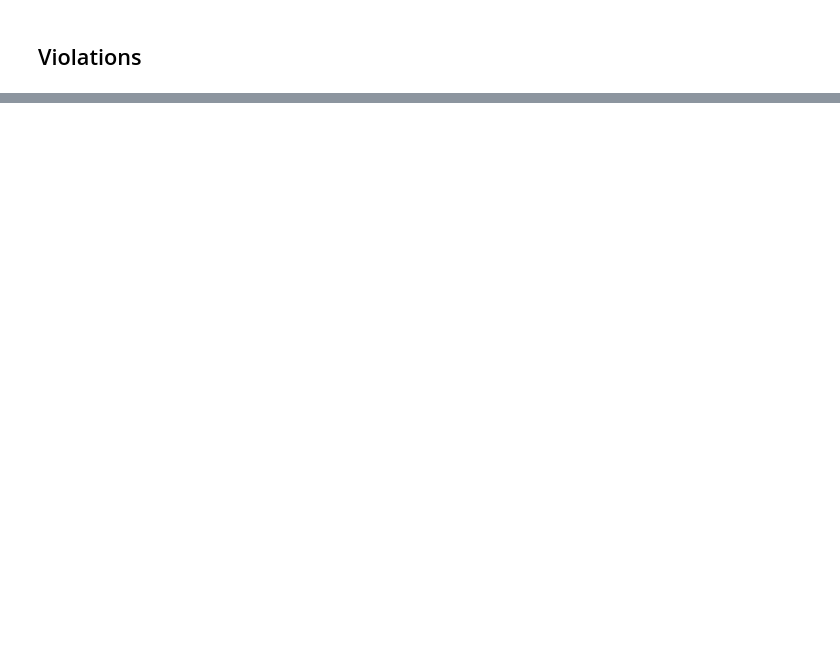
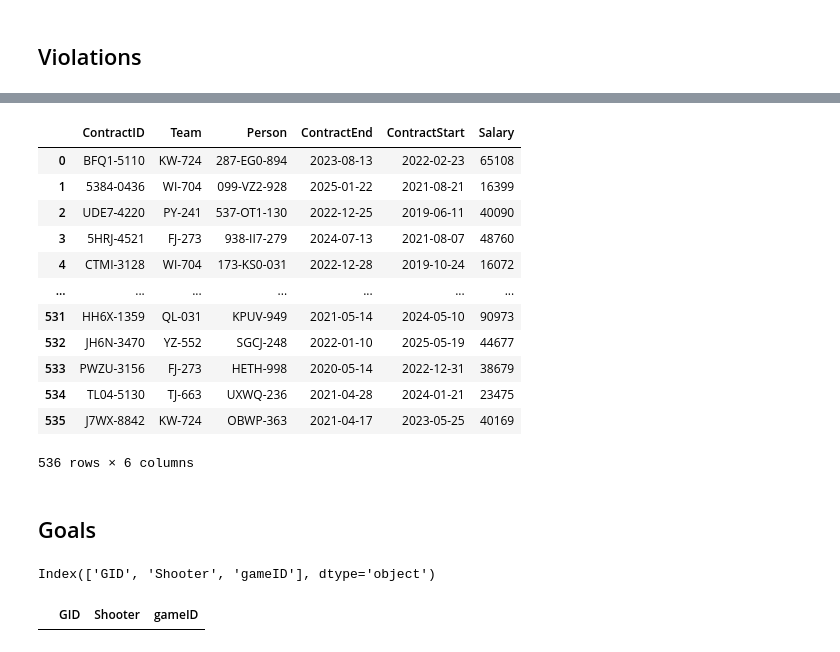
Before and after one commit to orectique/DBMS_EndSemProject, a Jupyter notebook: Code Notebooks/DataSynth.ipynb, the cells around one changed output, grey strips where cells are left out. Saved outputs shown, nothing was run; the diff lists cells and outputs as text; code cells hidden in the pictures; blank space fills up the shorter version.

```diff
--- a/Code Notebooks/DataSynth.ipynb
+++ b/Code Notebooks/DataSynth.ipynb
@@ -83,0 +253,18 @@ for i in range(367):
+# %%
+contracts
+# %% [output]
+|  | ContractID | Team | Person | ContractEnd | ContractStart | Salary |
+| 0 | BFQ1-5110 | KW-724 | 287-EG0-894 | 2023-08-13 | 2022-02-23 | 65108 |
+| 1 | 5384-0436 | WI-704 | 099-VZ2-928 | 2025-01-22 | 2021-08-21 | 16399 |
+| 2 | UDE7-4220 | PY-241 | 537-OT1-130 | 2022-12-25 | 2019-06-11 | 40090 |
+| 3 | 5HRJ-4521 | FJ-273 | 938-II7-279 | 2024-07-13 | 2021-08-07 | 48760 |
+| 4 | CTMI-3128 | WI-704 | 173-KS0-031 | 2022-12-28 | 2019-10-24 | 16072 |
+| ... | ... | ... | ... | ... | ... | ... |
+| 531 | HH6X-1359 | QL-031 | KPUV-949 | 2021-05-14 | 2024-05-10 | 90973 |
+| 532 | JH6N-3470 | YZ-552 | SGCJ-248 | 2022-01-10 | 2025-05-19 | 44677 |
+| 533 | PWZU-3156 | FJ-273 | HETH-998 | 2020-05-14 | 2022-12-31 | 38679 |
+| 534 | TL04-5130 | TJ-663 | UXWQ-236 | 2021-04-28 | 2024-01-21 | 23475 |
+| 535 | J7WX-8842 | KW-724 | OBWP-363 | 2021-04-17 | 2023-05-25 | 40169 |
+536 rows × 6 columns
+# %% [markdown]
+## Goals
@@ -83,0 +273,8 @@ for i in range(367):
+# %%
+goals.columns
+# %% [output]
+Index(['GID', 'Shooter', 'gameID'], dtype='object')
+# %%
+goals.head()
+# %% [output]
+|  | GID | Shooter | gameID |
```
Also changed, not shown: parts of 30 cells of this notebook, 18 other files.
